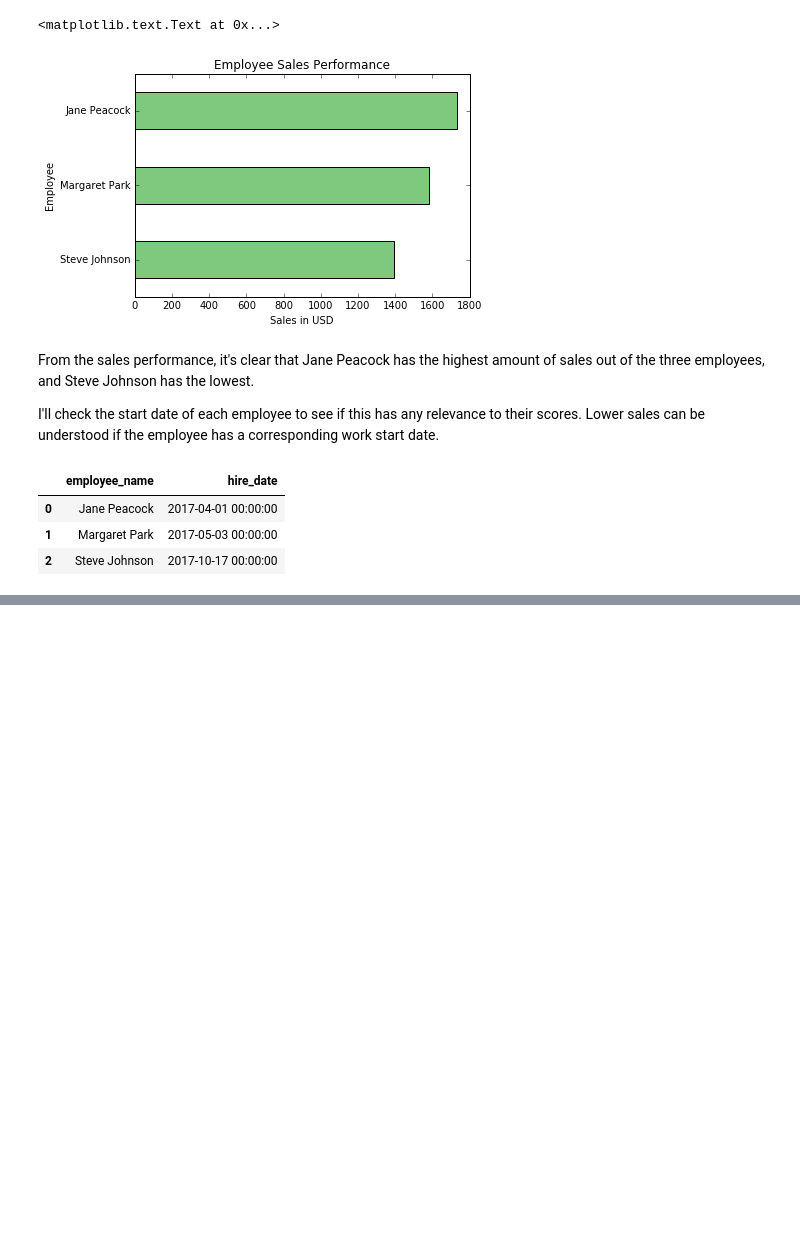
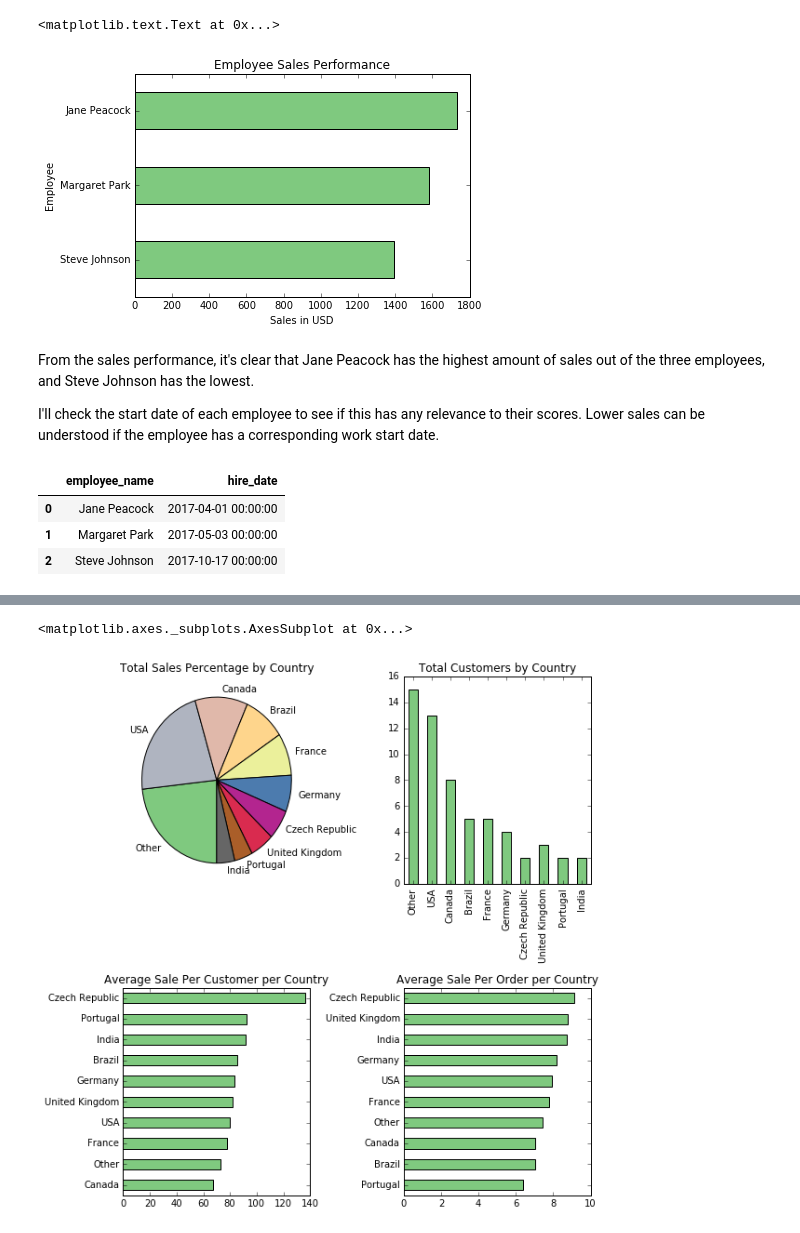
Before and after one commit to jvgiordano/DataQuest---Data-Scientist-Projects, a Jupyter notebook: Step 4 - Working with Data Sources/10 - Answering Business Questions Using SQL/Analysis-WIP.ipynb, the cells around one changed output, grey strips where cells are left out. Cells and saved outputs as stored; diff of their text form; code cells hidden in the pictures; blank space fills up the shorter version.

```diff
--- a/Step 4 - Working with Data Sources/10 - Answering Business Questions Using SQL/Analysis-WIP.ipynb
+++ b/Step 4 - Working with Data Sources/10 - Answering Business Questions Using SQL/Analysis-WIP.ipynb
@@ -256,0 +320,51 @@ Jane Peacock was hired earliest, on April 1st, 2017 whereas Steve Johnson was hi
+# %%
+## Plot dimensions
+regional_sales = run_query(query3)
+regional_sales.set_index("country", drop=True, inplace=True)
+
+#Prepare subplots
+fig, axes = plt.subplots(nrows=2, ncols=2, figsize=(9,10))
+ax1, ax2, ax3, ax4 = axes.flatten()
+fig.subplots_adjust(hspace=.5, wspace=.5)
+
+## Create first plot, sales percentage by country
+sales_breakdown = regional_sales["total_sales_perc"].copy().rename("")
+sales_breakdown.plot.pie(
+    ax=ax1,
+    startangle=-90,
+    counterclock=False,
+    title="Total Sales Percentage by Country",
+    colormap=plt.cm.Accent)
+
+##Create second plot
+sales_breakdown = regional_sales["customer_count"].copy().rename("")
+sales_breakdown.index.name = ""
+sales_breakdown.plot.bar(
+    ax=ax2,
+    title="Total Customers by Country",
+    colormap=plt.cm.Accent)
+
+
+##Create third plot
+
+sales_breakdown = regional_sales["avg_sale_per_customer"].copy().rename("")
+sales_breakdown.index.name = ""
+
+sales_breakdown = sales_breakdown.sort_values()
+sales_breakdown.plot.barh(
+    ax=ax3,
+    title="Average Sale Per Customer per Country",
+    colormap=plt.cm.Accent)
+
+
+#Create fourth plot
+sales_breakdown = regional_sales["avg_per_order"].copy().rename("")
+sales_breakdown.index.name = ""
+sales_breakdown = sales_breakdown.sort_values()
+sales_breakdown.plot.barh(
+    ax=ax4,
+    title="Average Sale Per Order per Country",
+    colormap=plt.cm.Accent)
+# %% [output]
+<matplotlib.axes._subplots.AxesSubplot at 0x...>
+[figure, added]
```
Also changed, not shown: parts of 5 cells of this notebook.
